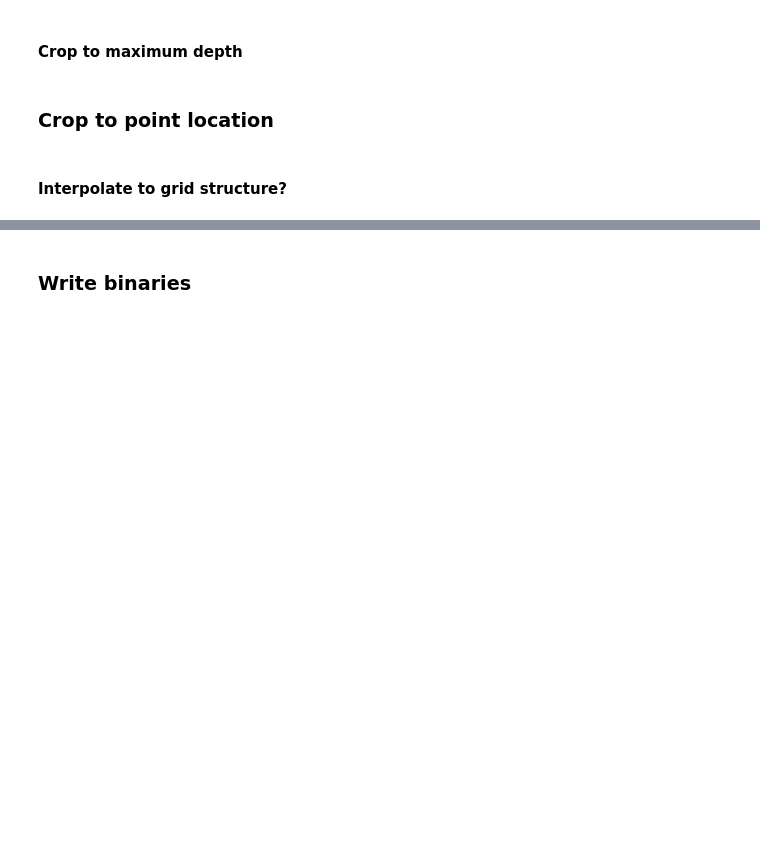
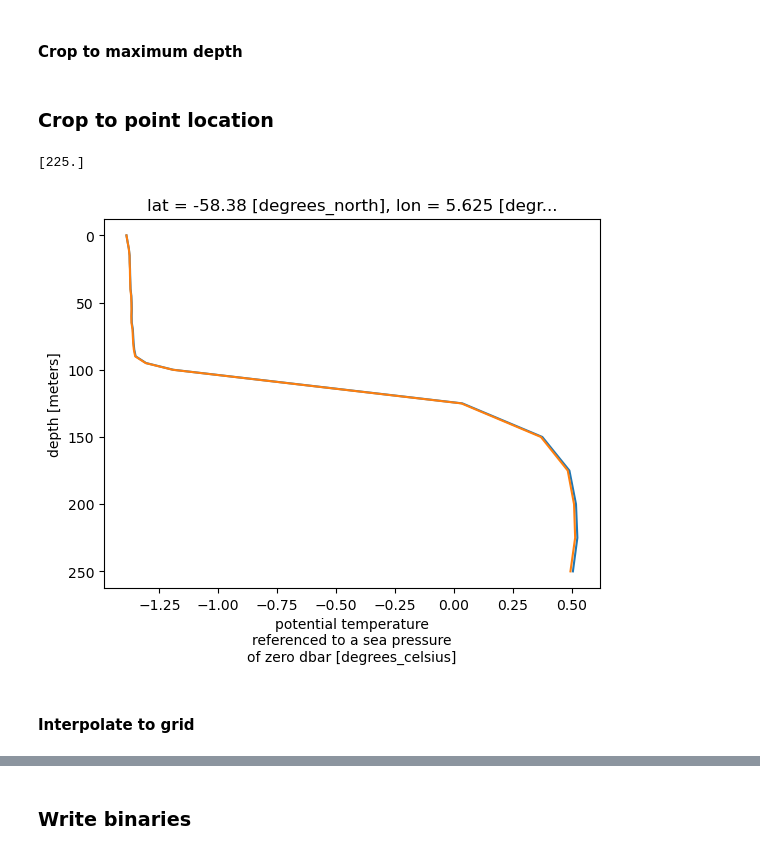
Before and after one commit to marlene-schramm/MSc_data_analysis, a Jupyter notebook: InitCond.ipynb, the cells around one changed output, grey strips where cells are left out. Cells and saved outputs as stored; diff of their text form; code cells hidden in the pictures; blank space fills up the shorter version.

```diff
--- a/InitCond.ipynb
+++ b/InitCond.ipynb
@@ -111,7 +112,7 @@ cdw_depth_min.plot()
 #### Crop to maximum depth
 # %%
 # maximum depth
-max_depth = 300
+max_depth = 250
 ds = ds.sel(depth = slice(0,max_depth))
 # %% [markdown]
 ### Crop to point location
@@ -120,7 +121,14 @@ ds = ds.sel(depth = slice(0,max_depth))
 lat_loc = -58.5
 lon_loc = 5.5
 ds_loc = ds.sel(lat = lat_loc, lon = lon_loc, method = "nearest")
+# %%
+ds_loc["t"].plot(y = "depth", yincrease = False)
+ds_loc["pt"].plot(y = "depth", yincrease = False)
+print(ds_loc.t.idxmax(dim = "depth", keep_attrs=False).values)
+# %% [output]
+[225.]
+[figure, added]
 # %% [markdown]
-#### Interpolate to grid structure?
+#### Interpolate to grid
 # %%
 # grid
```
Also changed, not shown: parts of 7 cells of this notebook.
